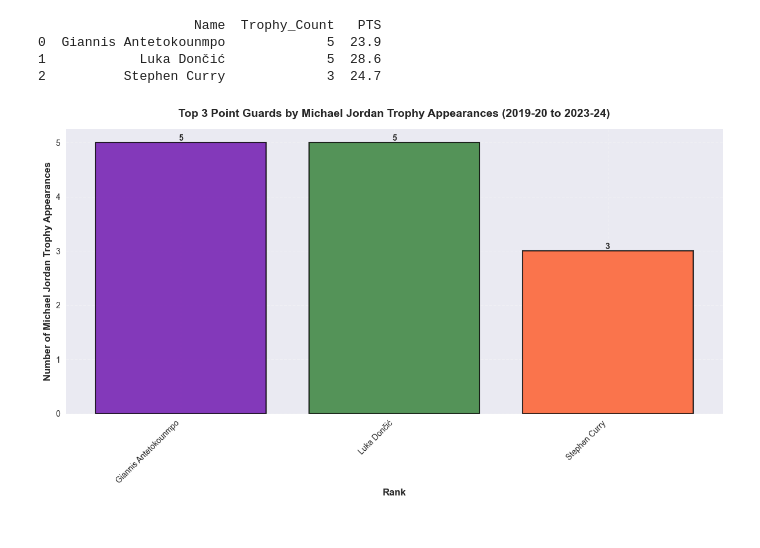
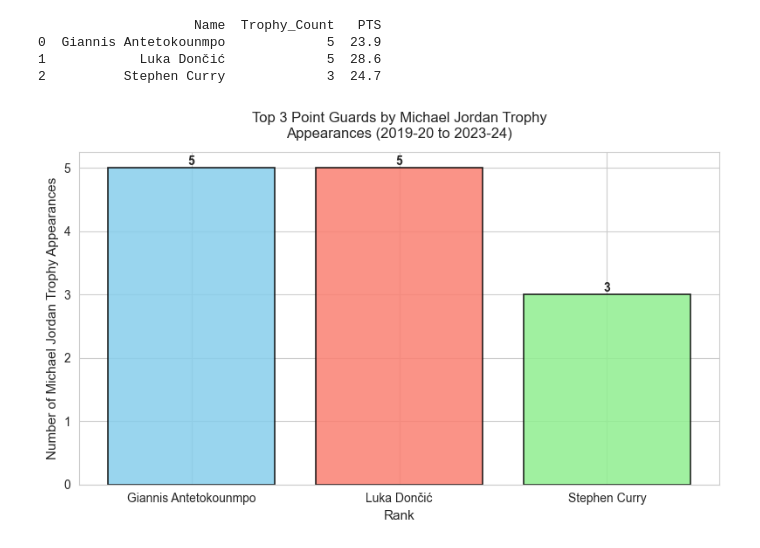
Before and after one commit to arashnaderi820-cyber/Basketball-Analytics-Quera, a Jupyter notebook: Guard_Point.ipynb, the cells around one changed output. Cells and saved outputs as stored; diff of their text form; code cells hidden in the pictures.

Commit message:
final update Guard_Point

```diff
--- a/Guard_Point.ipynb
+++ b/Guard_Point.ipynb
@@ -59,24 +59,43 @@ print(top3_pointguards)
 1            Luka Dončić             5  28.6
 2          Stephen Curry             3  24.7
 # %%
-plt.figure(figsize=(12, 7))
-plt.style.use('seaborn')
-bars = plt.bar(range(len(top3_pointguards)), top3_pointguards['Trophy_Count'],
-                color=['#6A0DAD', '#2E7D32', '#FF5722'], alpha=0.8, edgecolor='black', linewidth=1.5)
-plt.xlabel('Rank', fontsize=12, fontweight='bold')
-plt.ylabel('Number of Michael Jordan Trophy Appearances', fontsize=12, fontweight='bold')
-plt.title('Top 3 Point Guards by Michael Jordan Trophy Appearances (2019-20 to 2023-24)',
-            fontsize=14, fontweight='bold', pad=15)
-plt.xticks(range(len(top3_pointguards)), top3_pointguards['Name'].apply(lambda x: x.title()),
-            rotation=45, ha='right', fontsize=10)
-plt.grid(True, linestyle='--', alpha=0.3)
+import pandas as pd
+import matplotlib.pyplot as plt
+import seaborn as sns
+
+
+plt.figure(figsize=(8, 5))
+sns.set_style("whitegrid")
+
+
+bars = plt.bar(range(len(top3_pointguards)),
+               top3_pointguards['Trophy_Count'],
+               color=['skyblue', 'salmon', 'lightgreen'],
+               edgecolor='black',
+               linewidth=1.2,
+               alpha=0.85)
+
+
+plt.xlabel('Rank', fontsize=11)
+plt.ylabel('Number of Michael Jordan Trophy Appearances', fontsize=11)
+plt.title('Top 3 Point Guards by Michael Jordan Trophy\nAppearances (2019-20 to 2023-24)',
+          fontsize=12, pad=12)
+
+
+plt.xticks(range(len(top3_pointguards)),
+           top3_pointguards['Name'].apply(lambda x: x.title()),
+           fontsize=10)
+
+
 for bar in bars:
     height = bar.get_height()
     plt.text(bar.get_x() + bar.get_width()/2., height,
-                f'{int(height)}',
-                ha='center', va='bottom', fontsize=10, fontweight='bold')
+             f'{int(height)}',
+             ha='center', va='bottom', fontsize=10, fontweight='bold')
+
+
 plt.tight_layout()
-plt.savefig('point_guard_recommendations.png', dpi=300)
+plt.savefig('point_guard_recommendations.png', dpi=300, bbox_inches='tight')
 plt.show()
 # %% [output]
-[figure, old version]
+[figure, new version]
```
